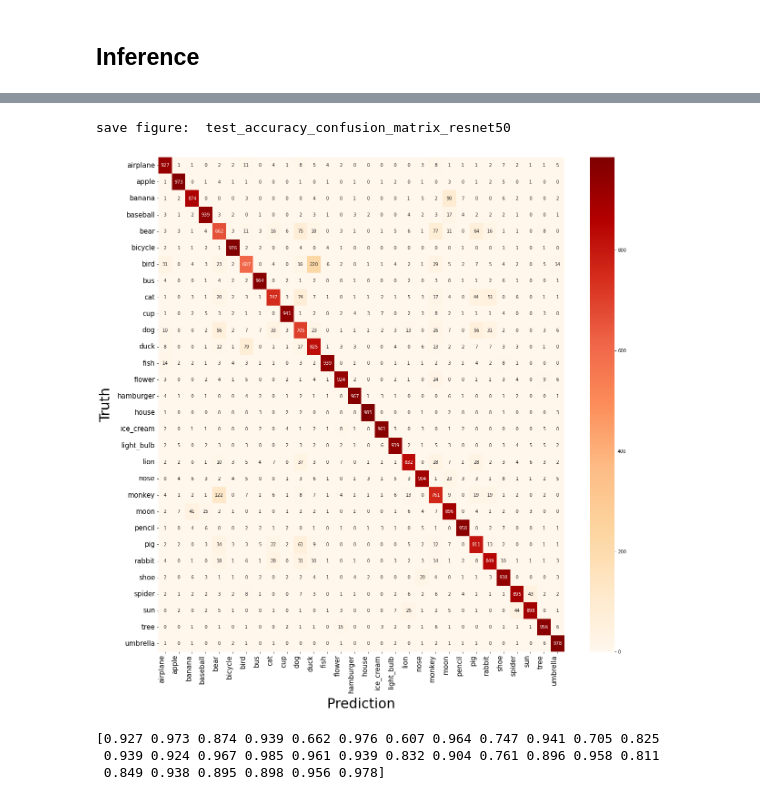
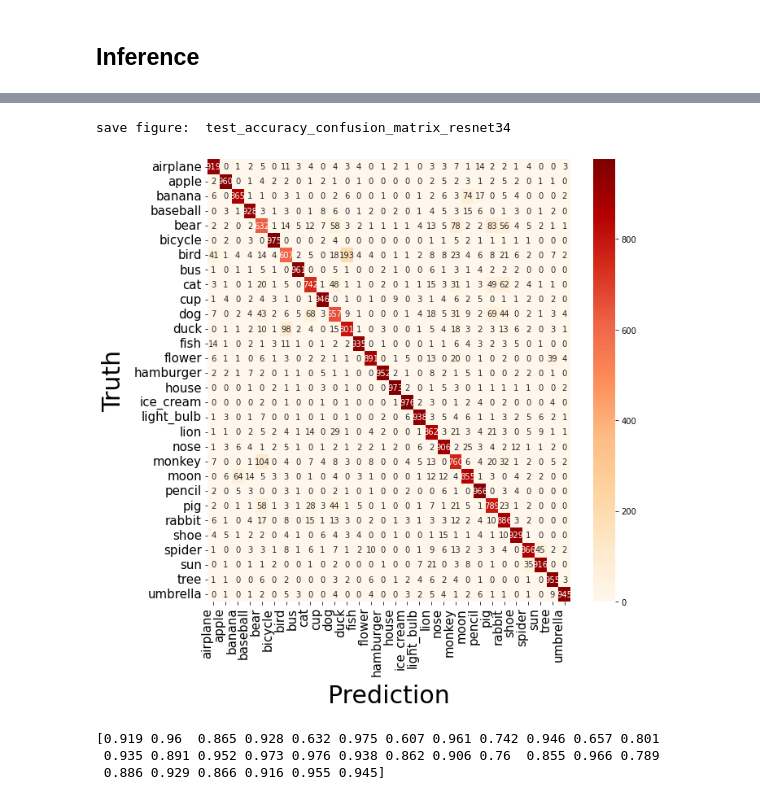
Before and after one commit to watchstep/draw9, a Jupyter notebook: model/main.ipynb, the cells around one changed output, grey strips where cells are left out. Drawn from its saved outputs; the diff is of its cells as text; code cells hidden in the pictures.

Commit message:
feat: resnet34 pretrained

```diff
--- a/model/main.ipynb
+++ b/model/main.ipynb
@@ -256,8 +256,8 @@ save figure:  resnet34_loss_acc
 # %% [markdown]
 ## Inference
 # %%
-model_ = resnet50()
-model_.load_state_dict(torch.load('./models/checkpoint/resnet50.pt'))
+model_ = resnet34(pretrained=True)
+model_.load_state_dict(torch.load('./models/checkpoint/resnet34.pt'))
 model_ = model_.to(DEVICE)
 # %%
 test_loader = DataLoader(dataset=test_dataset, batch_size=BATCH_SIZE, shuffle=False)
@@ -283,11 +282,0 @@ truth : airplane
-# %%
-from sklearn.metrics import confusion_matrix
-
-test_img_loader = DataLoader(dataset=test_dataset, batch_size=1, shuffle=True)
-
-img, label = next(iter(test_img_loader))
-y_pred=idx_to_class(torch.argmax(model_(img.to(DEVICE)), 1))
-y_truth=idx_to_class(label[0])
-
-print(f"predict : {y_pred}\ntruth : {y_truth}")
-imshow(img[0], y_truth)
@@ -298,38 +283,38 @@ truth : apple
 # %%
 from sklearn.metrics import confusion_matrix
 import pandas as pd
 import seaborn as sns
 
 
 num_classes = len(classes)
 confusion_matrix = np.zeros((num_classes, num_classes))
 
 model_.eval()
 with torch.no_grad():
     for (X, y) in test_loader:
         X = X.type(torch.float32).to(DEVICE)
         y = y.type(torch.LongTensor).to(DEVICE)
         y_pred = model_(X).argmax(dim=1, keepdim = True)
         y_truth = y
         for truth, pred in zip(y.view(-1), y_pred.view(-1)):
             confusion_matrix[truth.long(), pred.long()] += 1
 
-plt.figure(figsize=(20, 20))
 
+plt.figure(figsize=(10, 10))
 df_cm = pd.DataFrame(confusion_matrix, index=classes, columns=classes).astype(int)
 heatmap = sns.heatmap(df_cm, annot=True, fmt="d", cmap='OrRd')
 
 heatmap.yaxis.set_ticklabels(heatmap.yaxis.get_ticklabels(), rotation=0, ha='right',fontsize=15)
 heatmap.xaxis.set_ticklabels(heatmap.xaxis.get_ticklabels(), rotation=90, ha='right',fontsize=15)
 plt.ylabel('Truth', fontsize = 30, labelpad=10)
 plt.xlabel('Prediction', fontsize = 30, labelpad=10)
-save_figure('test_accuracy_confusion_matrix_resnet50')
+save_figure('test_accuracy_confusion_matrix_resnet34')
 # %% [output]
-save figure:  test_accuracy_confusion_matrix_resnet50
+save figure:  test_accuracy_confusion_matrix_resnet34
-[figure, old version]
+[figure, new version]
 # %%
 print(np.diag(confusion_matrix) / confusion_matrix.sum(1))
 # %% [output]
-[0.927 0.973 0.874 0.939 0.662 0.976 0.607 0.964 0.747 0.941 0.705 0.825
- 0.939 0.924 0.967 0.985 0.961 0.939 0.832 0.904 0.761 0.896 0.958 0.811
- 0.849 0.938 0.895 0.898 0.956 0.978]
+[0.919 0.96  0.865 0.928 0.632 0.975 0.607 0.961 0.742 0.946 0.657 0.801
+ 0.935 0.891 0.952 0.973 0.976 0.938 0.862 0.906 0.76  0.855 0.966 0.789
+ 0.886 0.929 0.866 0.916 0.955 0.945]
```
Also changed, not shown: parts of 7 cells of this notebook, 10 other files.
